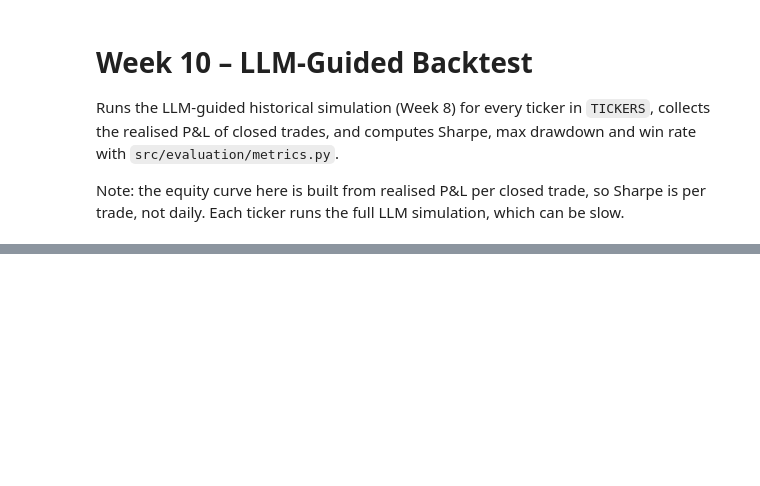
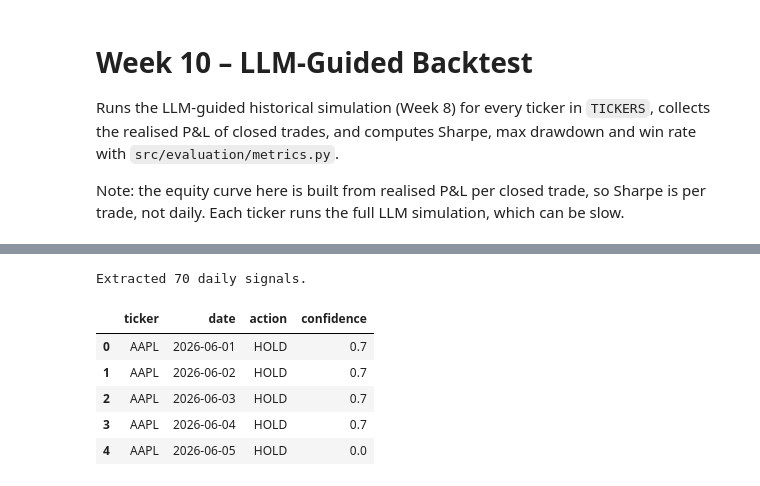
Before and after one commit to LuyoloNyaluza/RAATS_Test, a Jupyter notebook: notebooks/16_llm_guided_backtest.ipynb, the cells around one changed output, grey strips where cells are left out. Cells and saved outputs as stored; diff of their text form; code cells hidden in the pictures; blank space fills up the shorter version.

```diff
--- a/notebooks/16_llm_guided_backtest.ipynb
+++ b/notebooks/16_llm_guided_backtest.ipynb
@@ -83,24 +106,34 @@ plt.show()
 # %%
 # OPTIONAL: daily signals from each simulation.
 # result["daily_results"] is a list of {"date", "result"}; adjust the keys below
 # if your run_daily_cycle returns different names.
 frames = []
 for t, sim in sims.items():
     rows = []
     for dr in sim.get("daily_results", []):
         res = dr.get("result") if isinstance(dr, dict) else None
         if isinstance(res, dict):
-            signal = res.get("signal", {})
+            signal = res.get("signal")
             if signal:
+                action = signal.get("action") if isinstance(signal, dict) else signal
+                confidence = signal.get("confidence", res.get("confidence")) if isinstance(signal, dict) else res.get("confidence")
                 rows.append({"ticker": t, "date": dr.get("date"),
-                             "action": signal.get("action"),
-                             "confidence": signal.get("confidence")})
+                             "action": action,
+                             "confidence": confidence})
     if rows:
         frames.append(pd.DataFrame(rows))
 
 if frames:
     signals_df = pd.concat(frames, ignore_index=True)
     print(f"Extracted {len(signals_df)} daily signals.")
     display(signals_df.groupby("ticker").head(5))
 else:
     print("No signal information found in daily_results.")
+# %% [output]
+Extracted 70 daily signals.
+|  | ticker | date | action | confidence |
+| 0 | AAPL | 2026-06-01 | HOLD | 0.7 |
+| 1 | AAPL | 2026-06-02 | HOLD | 0.7 |
+| 2 | AAPL | 2026-06-03 | HOLD | 0.7 |
+| 3 | AAPL | 2026-06-04 | HOLD | 0.7 |
+| 4 | AAPL | 2026-06-05 | HOLD | 0.0 |
```
Also changed, not shown: parts of 3 cells of this notebook, 23 other files.
